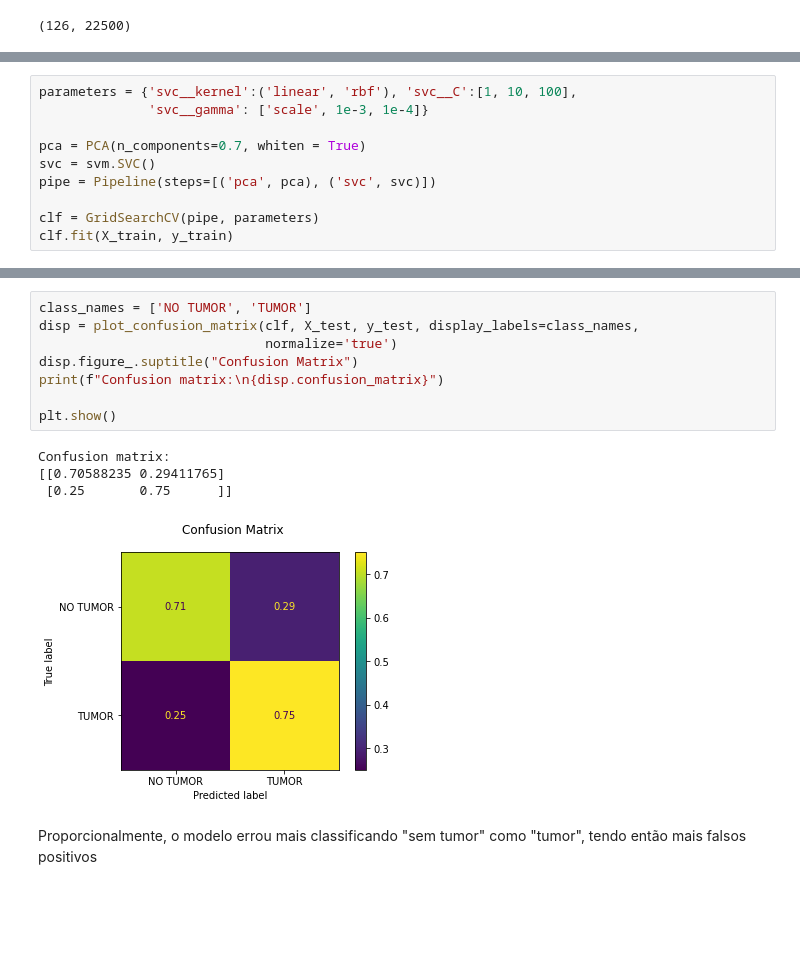
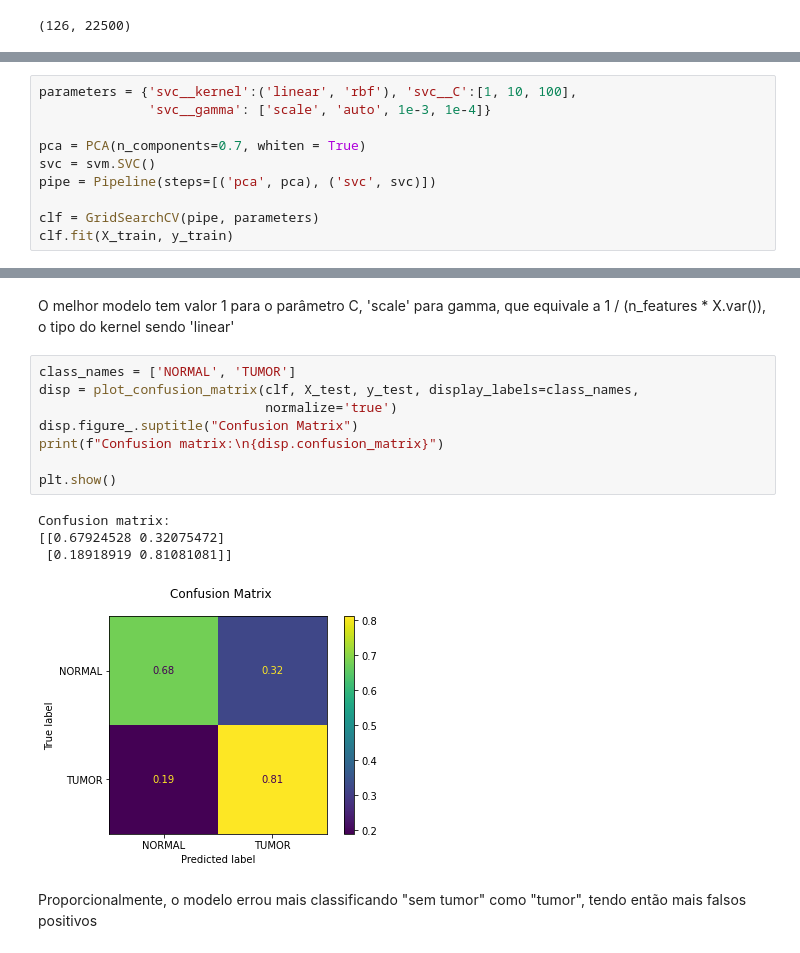
Before and after one commit to nymarya/classificacao-tumor-cerebral, a Jupyter notebook: notebooks/2_0_classification.ipynb, the cells around one changed output, grey strips where cells are left out. Cells and saved outputs as stored; diff of their text form; blank space fills up the shorter version.

```diff
--- a/notebooks/2_0_classification.ipynb
+++ b/notebooks/2_0_classification.ipynb
@@ -75,6 +90,6 @@ projected.shape
 # %%
 parameters = {'svc__kernel':('linear', 'rbf'), 'svc__C':[1, 10, 100],
-              'svc__gamma': ['scale', 1e-3, 1e-4]}
+              'svc__gamma': ['scale', 'auto', 1e-3, 1e-4]}
 
 pca = PCA(n_components=0.7, whiten = True)
 svc = svm.SVC()
@@ -143,15 +158,17 @@ weighted avg       0.74      0.73      0.73       127
+# %% [markdown]
+O melhor modelo tem valor 1 para o parâmetro C, 'scale' para gamma, que equivale a  1 / (n_features * X.var()), o tipo do kernel sendo 'linear'
 # %%
-class_names = ['NO TUMOR', 'TUMOR']
+class_names = ['NORMAL', 'TUMOR']
 disp = plot_confusion_matrix(clf, X_test, y_test, display_labels=class_names,
                              normalize='true')
 disp.figure_.suptitle("Confusion Matrix")
 print(f"Confusion matrix:\n{disp.confusion_matrix}")
 
 plt.show()
 # %% [output]
 Confusion matrix:
-[[0.70588235 0.29411765]
- [0.25       0.75      ]]
+[[0.67924528 0.32075472]
+ [0.18918919 0.81081081]]
-[figure, old version]
+[figure, new version]
 # %% [markdown]
 Proporcionalmente, o modelo errou mais classificando "sem tumor" como "tumor", tendo então mais falsos positivos
```
Also changed, not shown: parts of 9 cells of this notebook, 1 other file.
